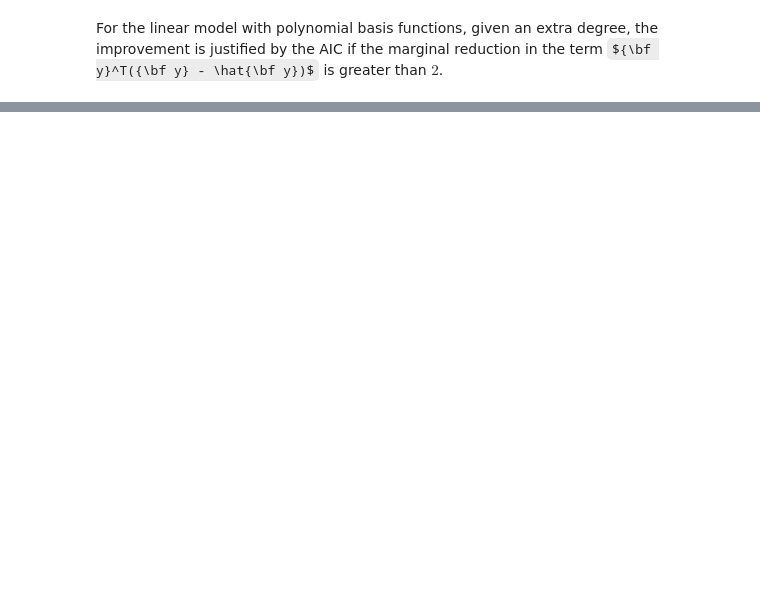
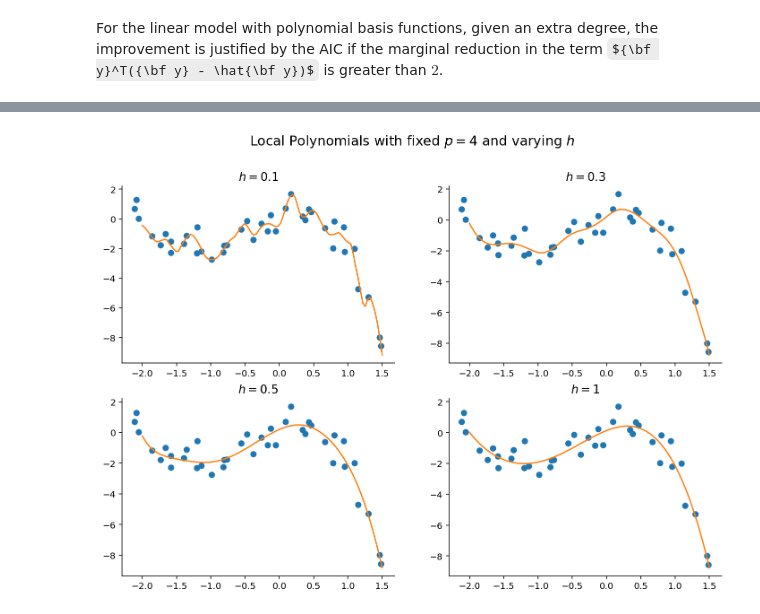
Before and after one commit to gerdm/QMUL, a Jupyter notebook: 7CCMCS06-elements-statistical-learning/problem-sheets/problem-sheet-03.ipynb, the cells around one changed output, grey strips where cells are left out. Drawn from its saved outputs; the diff is of its cells as text; code cells hidden in the pictures; some formulas as TeX source; blank space fills up the shorter version.

```diff
--- a/7CCMCS06-elements-statistical-learning/problem-sheets/problem-sheet-03.ipynb
+++ b/7CCMCS06-elements-statistical-learning/problem-sheets/problem-sheet-03.ipynb
@@ -107,0 +214,16 @@ For the linear model with polynomial basis functions, given an extra degree, the
+# %%
+fig, ax = plt.subplots(2, 2, figsize=(12, 8))
+ax = ax.ravel()
+
+p = 4
+h_values = [0.1, 0.3, 0.5, 1]
+for h, axi in zip(h_values, ax):
+    ytest = local_polynomial(xtest, x, y, h, p)
+    axi.plot(xtest, ytest, c="tab:orange")
+    axi.scatter(x, y);
+    axi.set_title(f"$h={h}$", fontsize=13)
+
+title = f"Local Polynomials with fixed $p={p}$ and varying $h$"
+plt.suptitle(title, fontsize=15);
+# %% [output]
+[figure, added]
```
Also changed, not shown: parts of 6 cells of this notebook.
